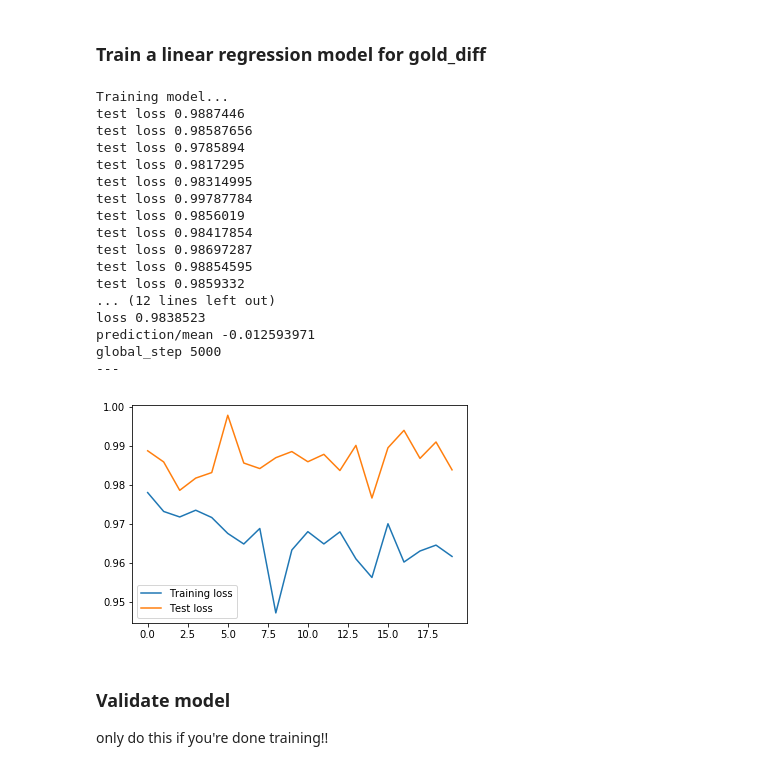
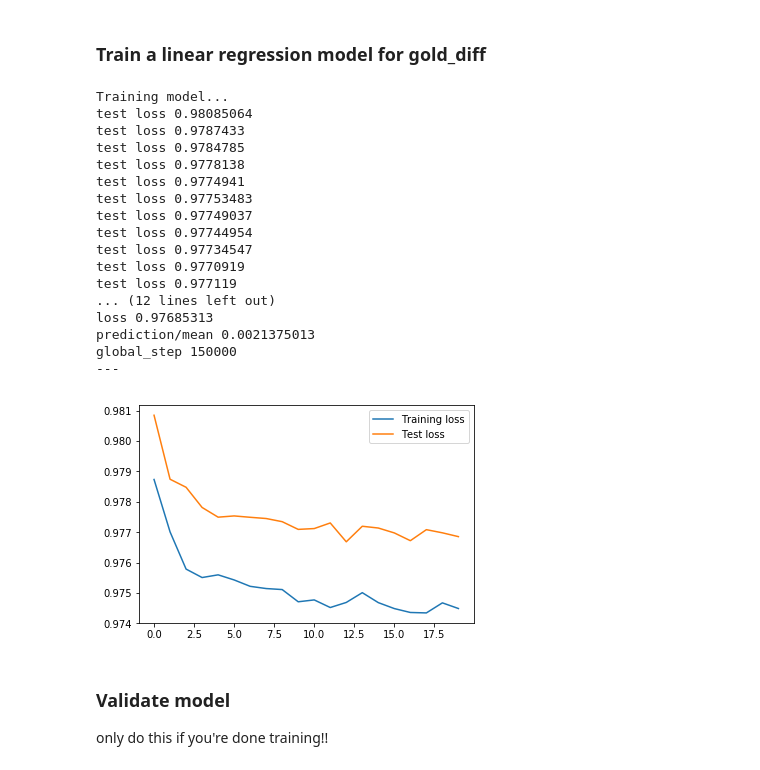
Before and after one commit to JoshEZiegler/MLProjects, a Jupyter notebook: LeagueOfLegendsProject/LOLMachineLearning_SingleTarget.ipynb, the cells around one changed output. Drawn from its saved outputs; the diff is of its cells as text; code cells hidden in the pictures.

```diff
--- a/LeagueOfLegendsProject/LOLMachineLearning_SingleTarget.ipynb
+++ b/LeagueOfLegendsProject/LOLMachineLearning_SingleTarget.ipynb
@@ -89,7 +89,7 @@ ds = tf.data.TFRecordDataset(os.path.join('LOL_data','mix_tier',
                                           'lol_training_data',
                                           'blue_win_lol_training_data.tfrecords'))
 # Map features and labels with the parse function.
-ds = ds.map(_parse_function)
+ds = ds.map(_parse_function_win)
 
 ds
 # %% [output]
@@ -107,14 +107,11 @@ sess.run(n)
 # %%
 # Create an input_fn that parses the tf.Examples from the given files,
 # and split them into features and targets.
-def _input_fn(input_filenames, num_epochs=None, shuffle=True, batch_size=50,target="blue_win"):
+def _input_fn_win(input_filenames, num_epochs=None, shuffle=True, batch_size=50):
 
   # Same code as above; create a dataset and map features and labels.
     ds = tf.data.TFRecordDataset(input_filenames)
-    if target=='blue_win':
-        ds = ds.map(_parse_function_win)
-    else:
-        ds = ds.map(_parse_function_float)
+    ds = ds.map(_parse_function_win)
 
     if shuffle:
         ds = ds.shuffle(10000)
@@ -128,6 +125,27 @@ def _input_fn(input_filenames, num_epochs=None, shuffle=True, batch_size=50,targ
     # Return the next batch of data.
     features, labels = ds.make_one_shot_iterator().get_next()
     return features, labels
+# %%
+# Create an input_fn that parses the tf.Examples from the given files,
+# and split them into features and targets.
+def _input_fn_gold(input_filenames, num_epochs=None, shuffle=True, batch_size=50):
+
+  # Same code as above; create a dataset and map features and labels.
+    ds = tf.data.TFRecordDataset(input_filenames)
+    ds = ds.map(_parse_function_float)
+
+    if shuffle:
+        ds = ds.shuffle(10000)
+
+    # Our feature data is variable-length, so we pad and batch
+    # each field of the dataset structure to whatever size is necessary.
+    ds = ds.padded_batch(batch_size, ds.output_shapes)
+
+    ds = ds.repeat(num_epochs)
+
+    # Return the next batch of data.
+    features, labels = ds.make_one_shot_iterator().get_next()
+    return features, labels
 # %% [markdown]
 ## Linear model with vocabulary (all champions)
 # %%
@@ -184,16 +202,18 @@ def train_linear_model(
 
     # Create a linear regressor object.
     my_optimizer = tf.train.AdagradOptimizer(learning_rate=learning_rate)
-    my_optimizer = tf.contrib.estimator.clip_gradients_by_norm(my_optimizer, 5.0)
     linear_estimator = tf.estimator.LinearEstimator(
       head=head,
       feature_columns=feature_columns,
       optimizer=my_optimizer,
       config=tf.estimator.RunConfig(keep_checkpoint_max=1)
       )
-
-    training_input_fn =lambda: _input_fn([training_file],target=target)
-    test_input_fn =lambda: _input_fn([test_file],target=target)
+    if target=='blue_win':
+        training_input_fn =lambda: _input_fn_win([training_file])
+        test_input_fn =lambda: _input_fn_win([test_file])
+    else:
+        training_input_fn =lambda: _input_fn_gold([training_file])
+        test_input_fn =lambda: _input_fn_gold([test_file])
 
     # Train the model, but do so inside a loop so that we can periodically assess
     # loss metrics.
@@ -271,36 +291,36 @@ global_step 50000
 # %%
 training_file = os.path.join('lol_data','mix_tier','lol_training_data',
                              'gold_diff_lol_training_data.tfrecords')
 test_file = os.path.join('lol_data','mix_tier','lol_test_data',
                          'gold_diff_lol_test_data.tfrecords')
 
 trained_gold_linear_model = train_linear_model(
     target='gold_diff',
-    learning_rate=0.03,
-    steps=5e3,
+    learning_rate=0.005,
+    steps=1.5e5,
     batch_size=1000,
     feature_columns=construct_hero_categorical_columns(['blue_champs','red_champs'],champ_vocab),
     training_file=training_file,
     test_file=test_file)
 # %% [output]
 Training model...
-test loss 0.9887446
-test loss 0.98587656
-test loss 0.9785894
-test loss 0.9817295
-test loss 0.98314995
-test loss 0.99787784
-test loss 0.9856019
-test loss 0.98417854
-test loss 0.98697287
-test loss 0.98854595
-test loss 0.9859332
+test loss 0.98085064
+test loss 0.9787433
+test loss 0.9784785
+test loss 0.9778138
+test loss 0.9774941
+test loss 0.97753483
+test loss 0.97749037
+test loss 0.97744954
+test loss 0.97734547
+test loss 0.9770919
+test loss 0.977119
 ... (12 lines left out)
-loss 0.9838523
-prediction/mean -0.012593971
-global_step 5000
+loss 0.97685313
+prediction/mean 0.0021375013
+global_step 150000
 ---
-[figure, old version]
+[figure, new version]
 # %% [markdown]
 ### Validate model
 only do this if you're done training!!
```
Also changed, not shown: parts of 10 cells of this notebook, 20 other files.
